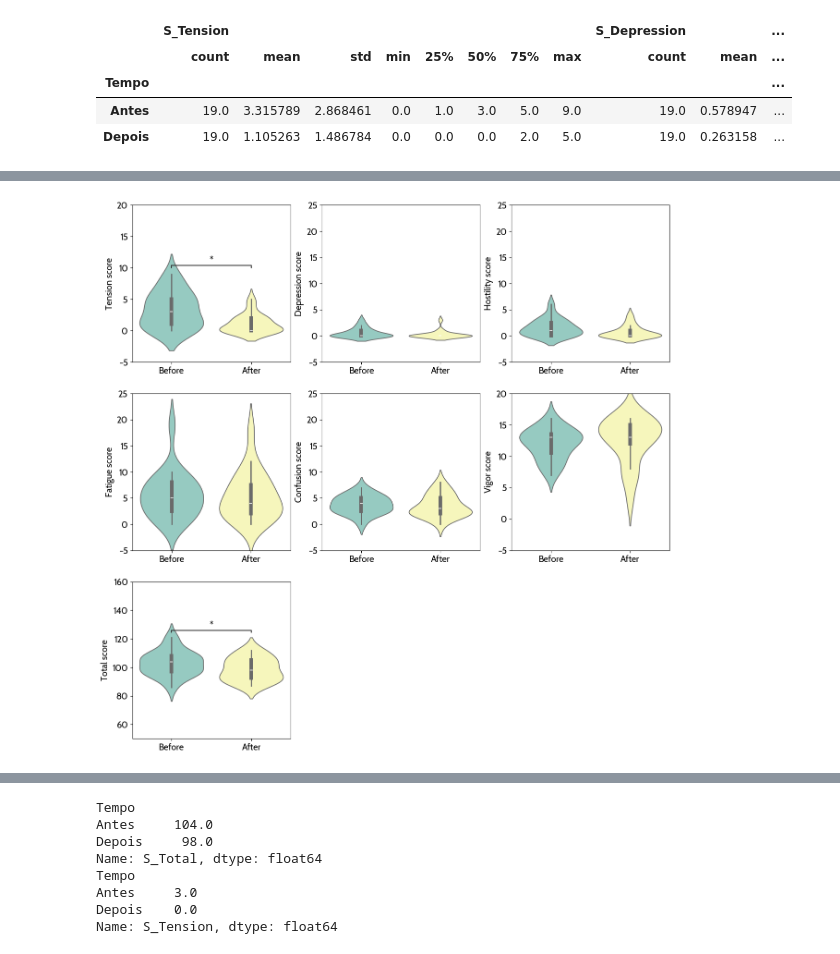
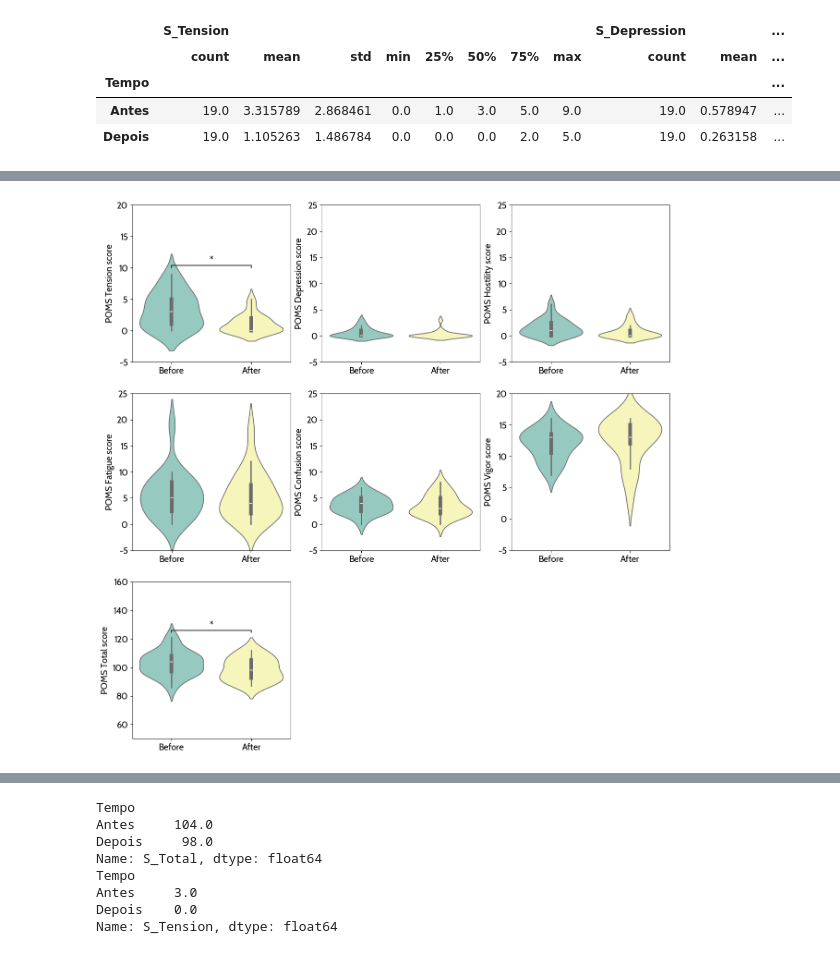
Before and after one commit to CIBIT-UC/musicnf-novelinterface, a Jupyter notebook: scripts/behavioral/POMS_Scoring.ipynb, the cells around one changed output, grey strips where cells are left out. Saved outputs shown, nothing was run; the diff lists cells and outputs as text; code cells hidden in the pictures.

```diff
--- a/scripts/behavioral/POMS_Scoring.ipynb
+++ b/scripts/behavioral/POMS_Scoring.ipynb
@@ -472,35 +472,35 @@ for i, column_name in enumerate(new_column_name_list):
         comparisons_correction="Bonferroni",
     )
 
     if column_name == "S_Total":
         annotator.apply_and_annotate()
     else:  # edit the p-value by correcting by 6 comparisons (the six subscales)
         annotator.apply_test(num_comparisons=6)
         annotator.annotate()
 
     # edit labels
     ax[i // 3, i % 3].set_xlabel("")
     ax[i // 3, i % 3].set_xticks([0, 1])
     ax[i // 3, i % 3].set_xticklabels(["Before", "After"])
 
     # edit lim
     if column_name == "S_Total":
         ax[i // 3, i % 3].set_ylim([50, 160])
     elif column_name == "S_Tension" or column_name == "S_Vigor":
         ax[i // 3, i % 3].set_ylim([-5, 20])
     else:
         ax[i // 3, i % 3].set_ylim([-5, 25])
 
     # edit ylabel by trimming 'S_'
-    ax[i // 3, i % 3].set_ylabel(column_name[2:] + " score")
+    ax[i // 3, i % 3].set_ylabel("POMS " + column_name[2:] + " score")
 
 
 # hide the last subplot
 ax[2, 2].axis("off")
 ax[2, 1].axis("off")
 plt.show()
 # %% [output]
-[figure, old version]
+[figure, new version]
 # %%
 # violin plot for the tension and total score
 fig, ax = plt.subplots(1, 2, figsize=(12, 6))
```
Also changed, not shown: parts of 1 cell of this notebook, 3 other files.
